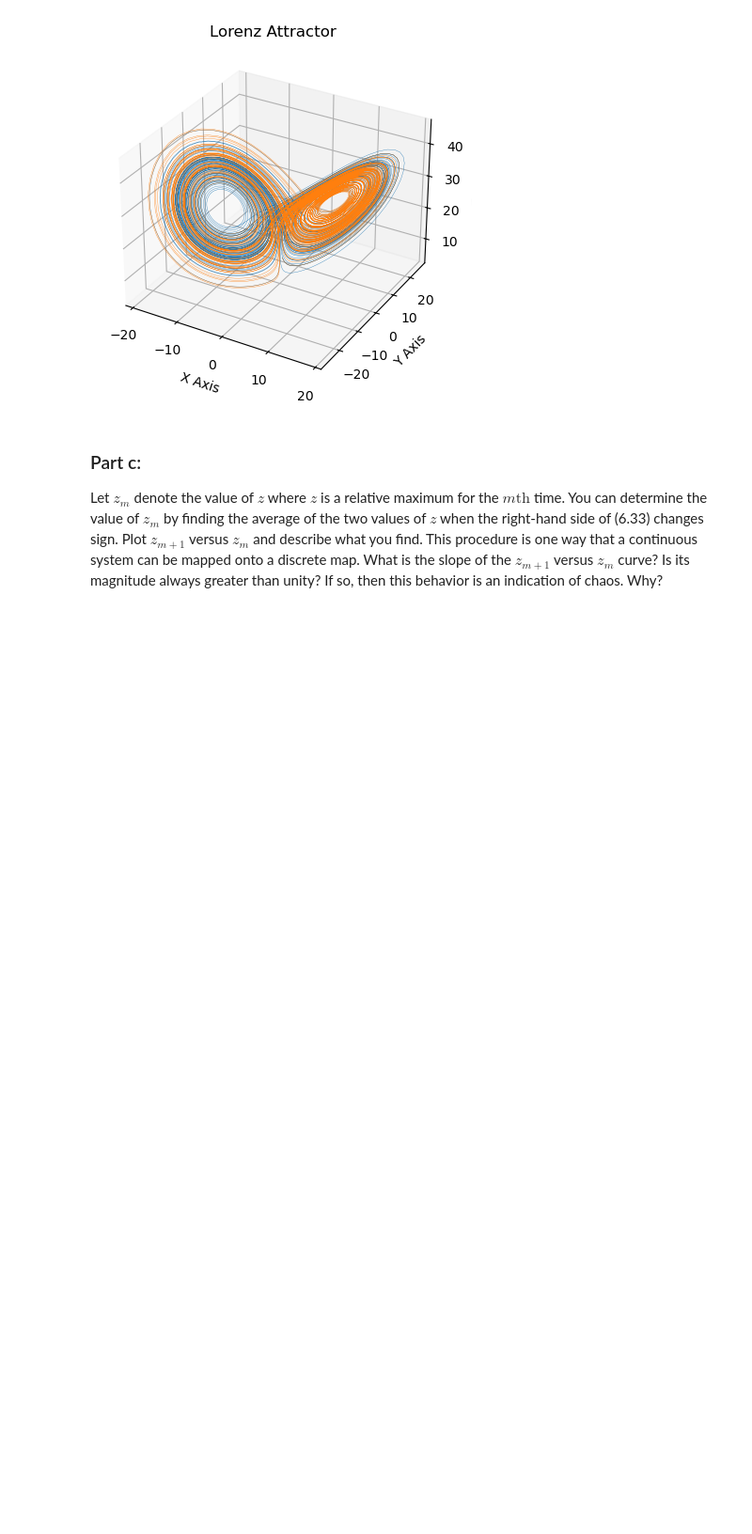
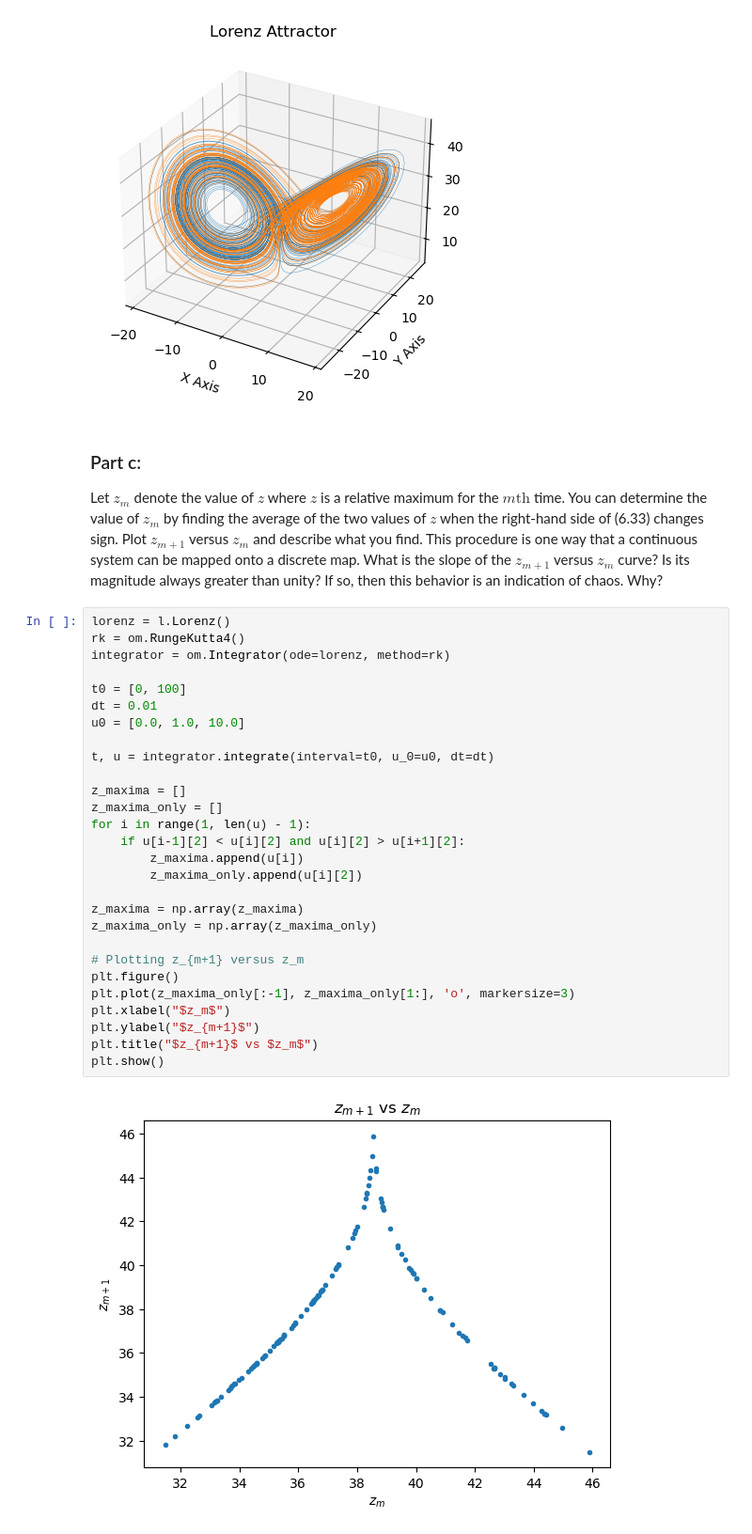
Before and after one commit to jaycebeck/Simulations, a Jupyter notebook: Homework 2/Homework2-JayceB.ipynb, the cells around one changed output. Shown at 94% size. Saved outputs shown, nothing was run; the diff lists cells and outputs as text; blank space fills up the shorter version.

```diff
--- a/Homework 2/Homework2-JayceB.ipynb
+++ b/Homework 2/Homework2-JayceB.ipynb
@@ -293,4 +293,34 @@ side of (6.33) changes sign. Plot $z_{m+1}$ versus $z_m$ and describe what you f
 is one way that a continuous system can be mapped onto a discrete map. What is the slope
 of the $z_{m+1}$ versus $z_m$ curve? Is its magnitude always greater than unity? If so, then this
 behavior is an indication of chaos. Why?
+# %%
+lorenz = l.Lorenz()
+rk = om.RungeKutta4()
+integrator = om.Integrator(ode=lorenz, method=rk)
+
+t0 = [0, 100]
+dt = 0.01
+u0 = [0.0, 1.0, 10.0]
+
+t, u = integrator.integrate(interval=t0, u_0=u0, dt=dt)
+
+z_maxima = []
+z_maxima_only = []
+for i in range(1, len(u) - 1):
+    if u[i-1][2] < u[i][2] and u[i][2] > u[i+1][2]:
+        z_maxima.append(u[i])
+        z_maxima_only.append(u[i][2])
+
+z_maxima = np.array(z_maxima)
+z_maxima_only = np.array(z_maxima_only)
+
+# Plotting z_{m+1} versus z_m
+plt.figure()
+plt.plot(z_maxima_only[:-1], z_maxima_only[1:], 'o', markersize=3)
+plt.xlabel("$z_m$")
+plt.ylabel("$z_{m+1}$")
+plt.title("$z_{m+1}$ vs $z_m$")
+plt.show()
+# %% [output]
+[figure, added]
 # %%
```
Also changed, not shown: parts of 1 cell of this notebook.
